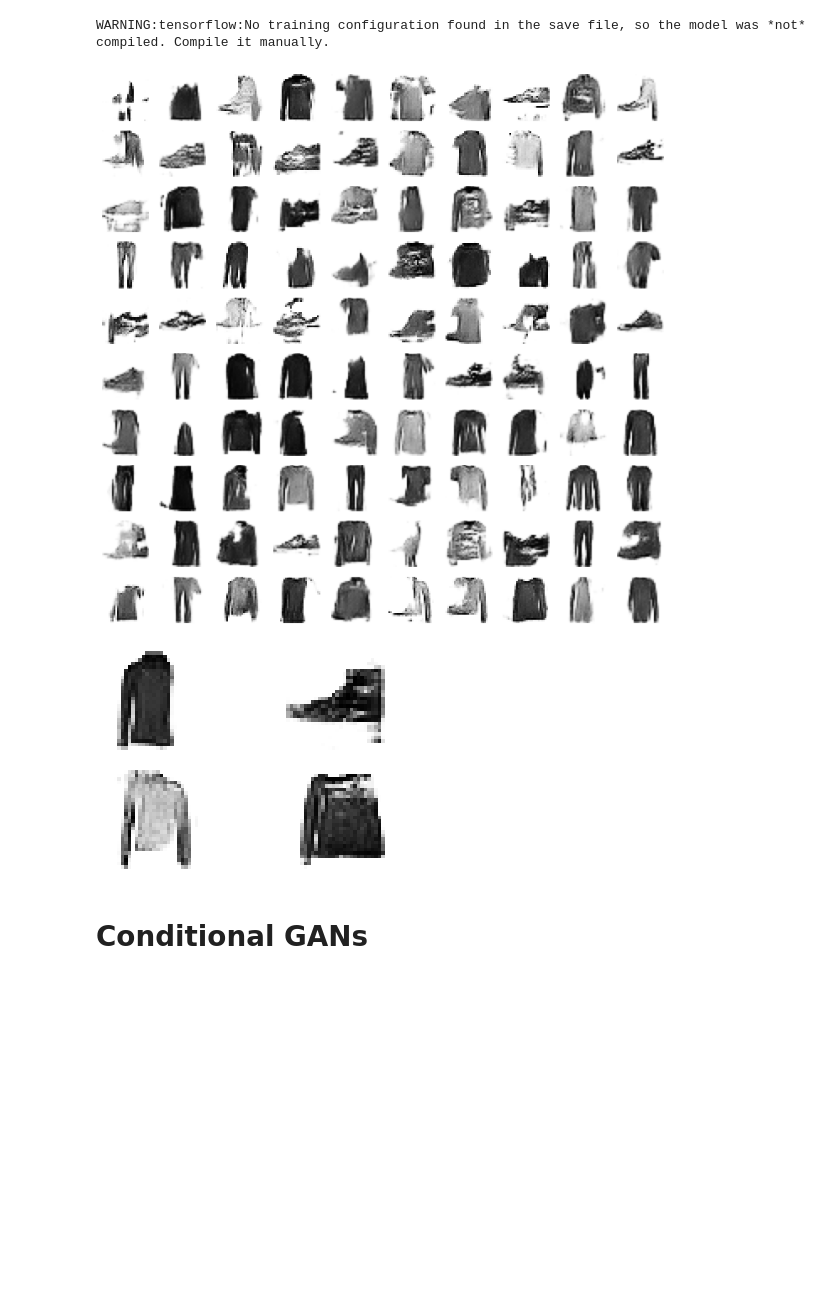
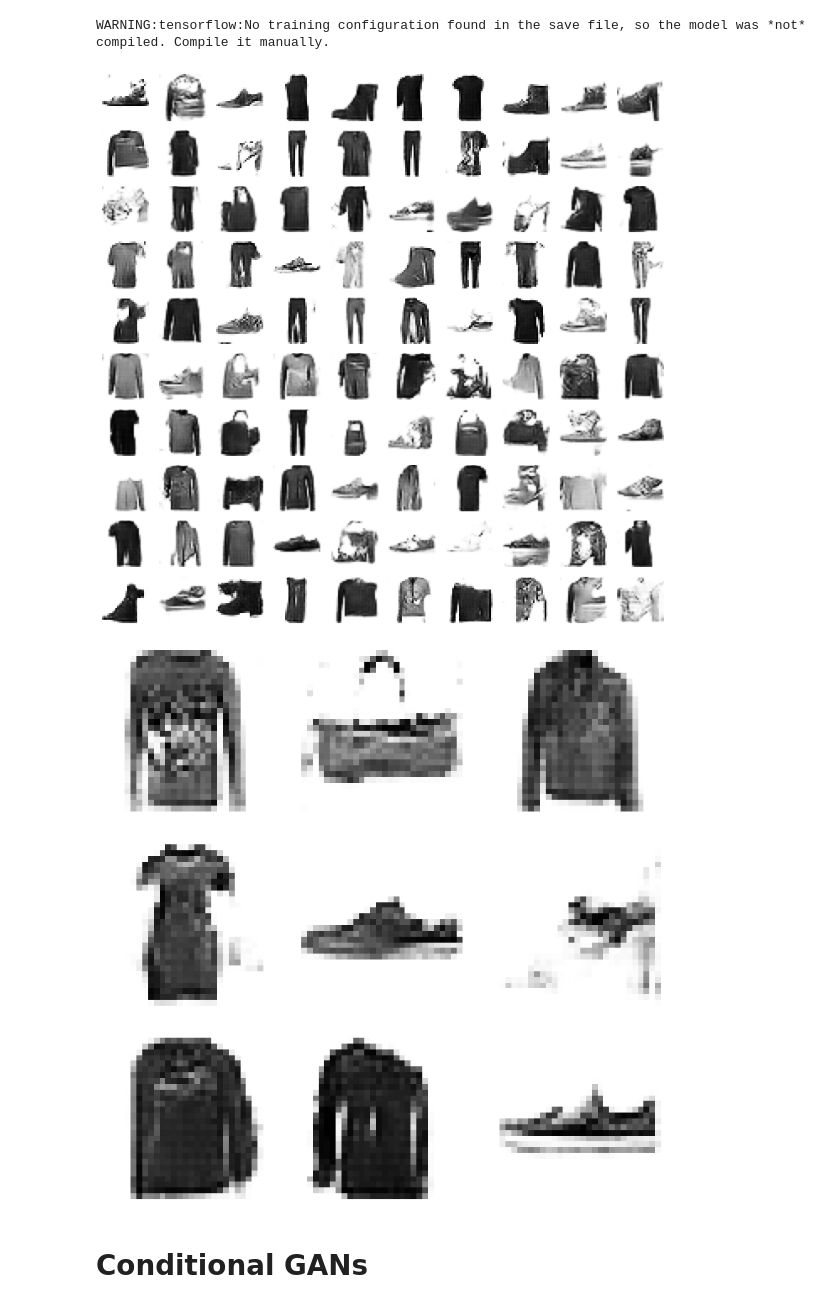
Before and after one commit to toelt-llc/TALK-GANs-GSDC-Munich, a Jupyter notebook: code/GAN_With_Fashion_MNIST.ipynb, the cells around one changed output. Drawn from its saved outputs; the diff is of its cells as text; code cells hidden in the pictures; blank space fills up the shorter version.

```diff
--- a/code/GAN_With_Fashion_MNIST.ipynb
+++ b/code/GAN_With_Fashion_MNIST.ipynb
@@ -134,8 +132,8 @@ def train(g_model, d_model, gan_model, dataset, latent_dim, n_epochs=100, n_batc
 			# update the generator via the discriminator's error
 			g_loss = gan_model.train_on_batch(X_gan, y_gan)
 			# summarize loss on this batch
-			print('>%d, %d/%d, d1=%.3f, d2=%.3f g=%.3f' %
-				(i+1, j+1, bat_per_epo, d_loss1, d_loss2, g_loss))
+		print('>%d,  d1=%.3f, d2=%.3f g=%.3f' %
+				(i+1, d_loss1, d_loss2, g_loss))
 	# save the generator model
 	g_model.save('generator.h5')
 # %%
@@ -151,5 +149,5 @@ gan_model = define_gan(generator, discriminator)
 # load image data
 dataset = load_real_samples()
 # train model
-train(generator, discriminator, gan_model, dataset, latent_dim, n_epochs = 10)
+train(generator, discriminator, gan_model, dataset, latent_dim, n_epochs = 30, n_batch = 128)
 # %% [output]
@@ -208,11 +205,15 @@ X = model.predict(latent_points)
 show_plot(X, 10)
 # %% [output]
 WARNING:tensorflow:No training configuration found in the save file, so the model was *not* compiled. Compile it manually.
-[figure, old version]
+[figure, new version]
-# %%
-show_plot(X,2)
-# %% [output]
-[figure, removed]
+# %%
+latent_points = generate_latent_points(100, 100)
+# generate images
+X = model.predict(latent_points)
+# plot the result
+show_plot(X, 3)
+# %% [output]
+[figure, added]
 # %% [markdown]
 # Conditional GANs
 # %%
```
Also changed, not shown: parts of 7 cells of this notebook, 2 other files.
